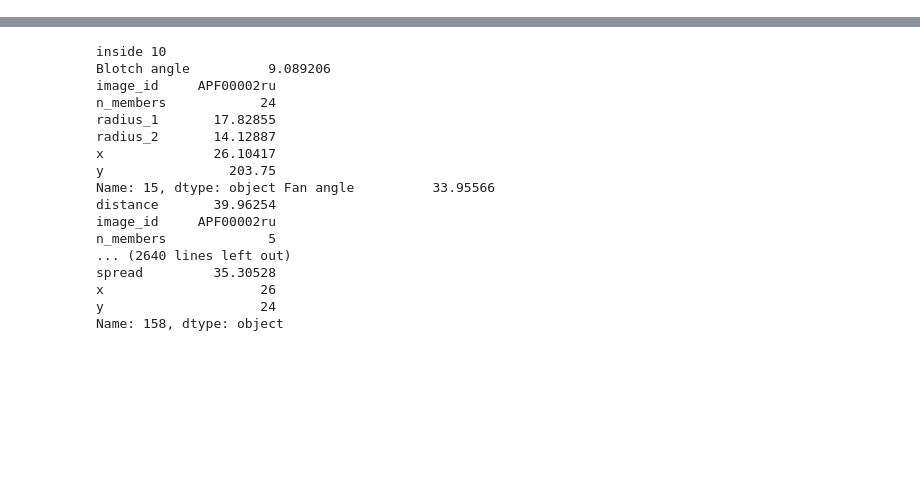
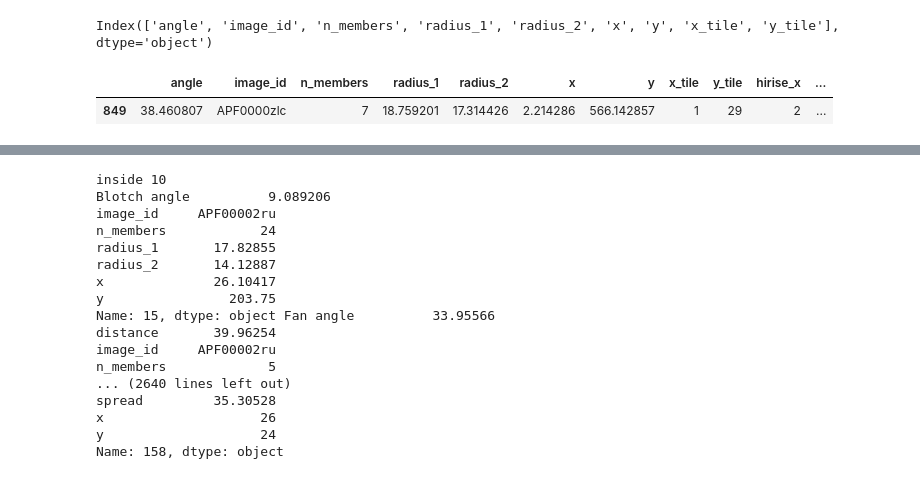
Before and after one commit to michaelaye/planet4, a Jupyter notebook: notebooks/2015-03-10 Combining blotches and fans.ipynb, the cells around one changed output, grey strips where cells are left out. Drawn from its saved outputs; the diff is of its cells as text; code cells hidden in the pictures; blank space fills up the shorter version.

```diff
--- a/notebooks/2015-03-10 Combining blotches and fans.ipynb
+++ b/notebooks/2015-03-10 Combining blotches and fans.ipynb
@@ -46,0 +27,2 @@ array(['APF0000zm4', 'APF0000zj2', 'APF0000znl', 'APF0000zps',
+# %%
+df = odo(imgdata, pd.DataFrame)
@@ -46,0 +49,16 @@ array(['APF0000zm4', 'APF0000zj2', 'APF0000znl', 'APF0000zps',
+# %%
+df = df[['image_id','x_tile','y_tile']].drop_duplicates()
+# %%
+merged = res.blotches.merge(df, on='image_id')
+# %%
+merged.columns
+# %% [output]
+Index(['angle', 'image_id', 'n_members', 'radius_1', 'radius_2', 'x', 'y', 'x_tile', 'y_tile'], dtype='object')
+# %%
+merged = merged.assign(hirise_x=lambda row: (row.x + 740*(row.x_tile-1)).round(),
+                       hirise_y=lambda row: (row.y + 548*(row.y_tile-1)).round())
+# %%
+merged[merged.hirise_x ==merged.hirise_x.min()]
+# %% [output]
+|  | angle | image_id | n_members | radius_1 | radius_2 | x | y | x_tile | y_tile | hirise_x | ... |
+| 849 | 38.460807 | APF0000zlc | 7 | 18.759201 | 17.314426 | 2.214286 | 566.142857 | 1 | 29 | 2 | ... |
```
Also changed, not shown: parts of 19 cells of this notebook, 8 other files.
